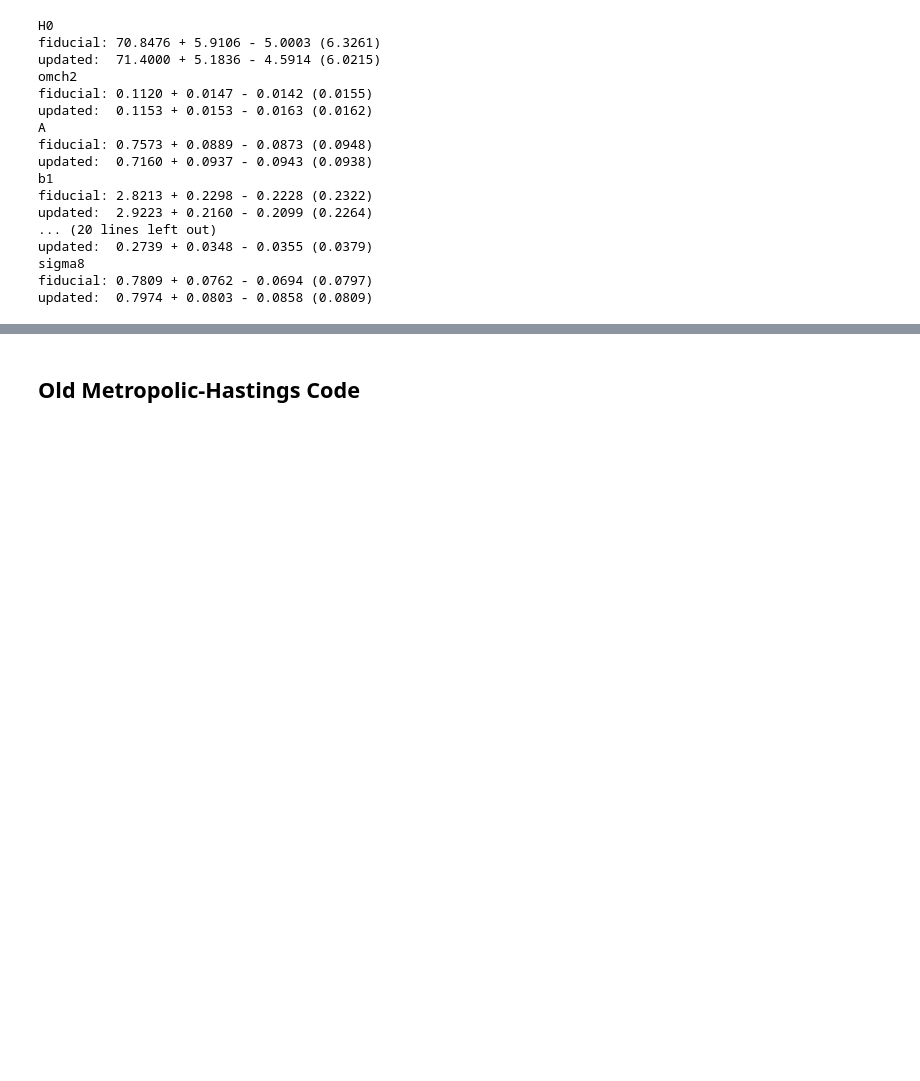
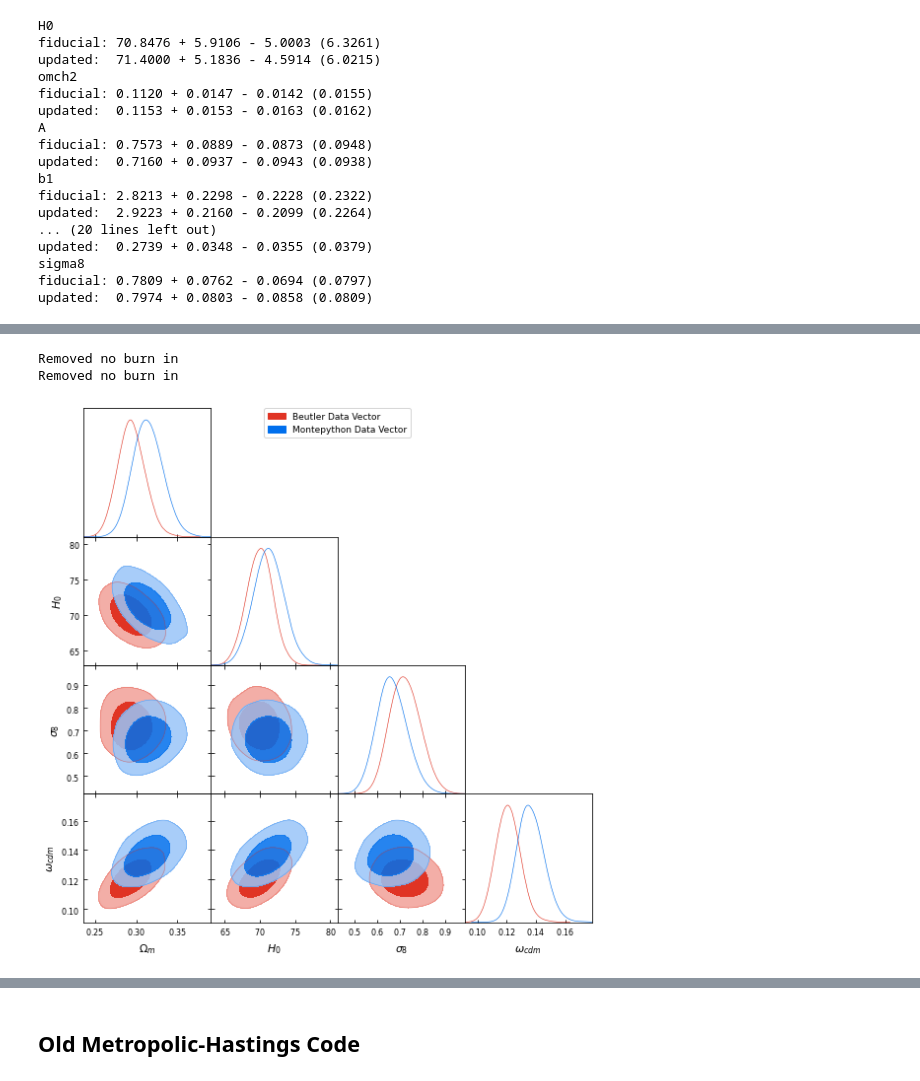
Before and after one commit to jadamo/CovNet, a Jupyter notebook: notebooks/Likelihood.ipynb, the cells around one changed output, grey strips where cells are left out. Drawn from its saved outputs; the diff is of its cells as text; code cells hidden in the pictures; blank space fills up the shorter version.

```diff
--- a/notebooks/Likelihood.ipynb
+++ b/notebooks/Likelihood.ipynb
@@ -262,0 +317,6 @@ standard deviation shift = 1.41%
+# %%
+plot_derived_contours([chain_2, chain_1], ["Beutler Data Vector", "Montepython Data Vector"], True)
+# %% [output]
+Removed no burn in
+Removed no burn in
+[figure, added]
```
Also changed, not shown: parts of 19 cells of this notebook, 5 other files.
